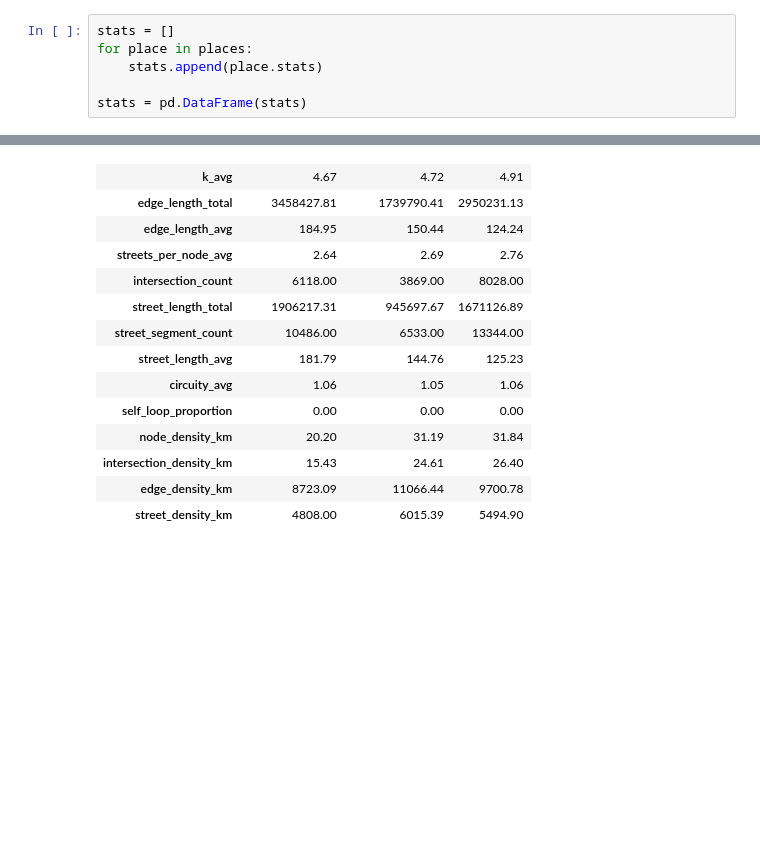
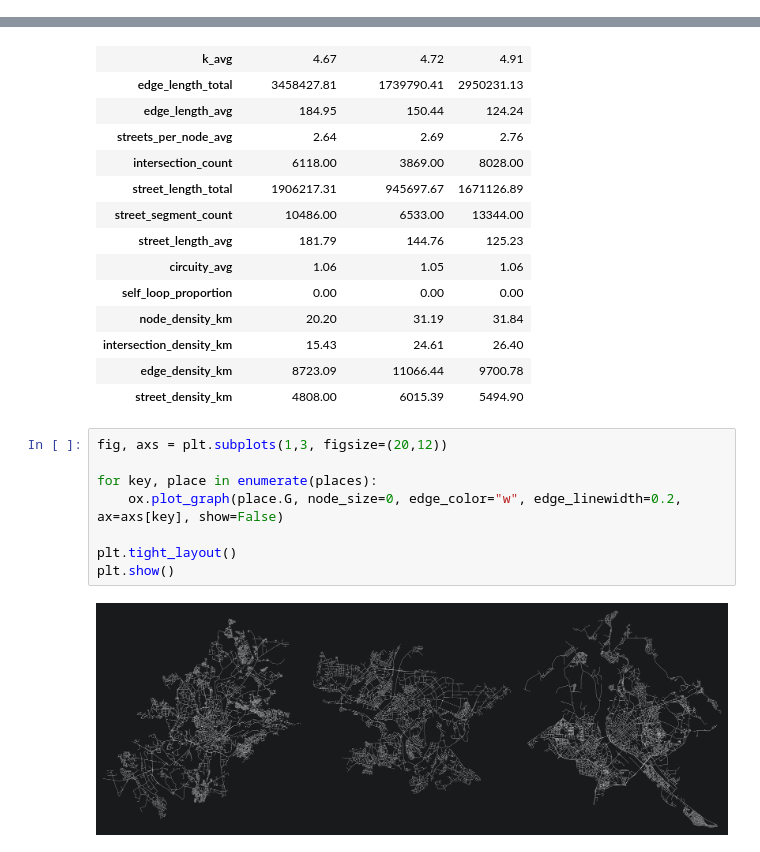
Before and after one commit to kelerer1/crowdshipping_parcel_assignment, a Jupyter notebook: area_selection.ipynb, the cells around one changed output, grey strips where cells are left out. Drawn from its saved outputs; the diff is of its cells as text; blank space fills up the shorter version.

Commit message:
Added the plot.

```diff
--- a/area_selection.ipynb
+++ b/area_selection.ipynb
@@ -19,7 +14 @@ for key, place in enumerate(places):
-# %%
-stats = []
-for place in places:
-    stats.append(place.stats)
-
-stats = pd.DataFrame(stats)
 # %%
@@ -49,3 +48,13 @@ stats[cols].transpose()
 | intersection_density_km | 15.43 | 24.61 | 26.40 |
 | edge_density_km | 8723.09 | 11066.44 | 9700.78 |
 | street_density_km | 4808.00 | 6015.39 | 5494.90 |
+# %%
+fig, axs = plt.subplots(1,3, figsize=(20,12))
+
+for key, place in enumerate(places):
+    ox.plot_graph(place.G, node_size=0, edge_color="w", edge_linewidth=0.2, ax=axs[key], show=False)
+
+plt.tight_layout()
+plt.show()
+# %% [output]
+[figure, added]
```
Also changed, not shown: parts of 2 cells of this notebook.
